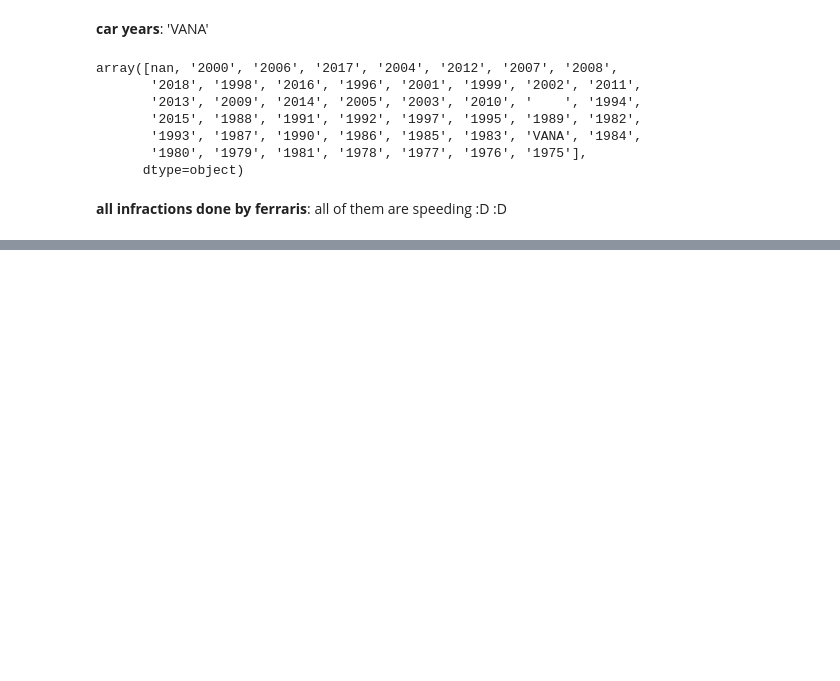
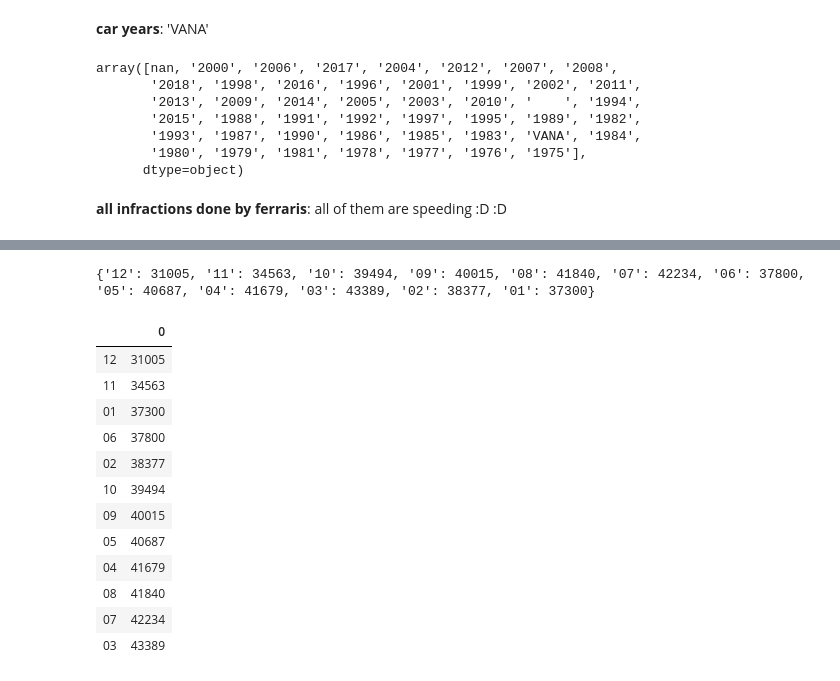
Before and after one commit to snemvalts/ids2019-m16-traffic-violations, a Jupyter notebook: notebooks/Data exploration.ipynb, the cells around one changed output, grey strips where cells are left out. Cells and saved outputs as stored; diff of their text form; code cells hidden in the pictures; blank space fills up the shorter version.

```diff
--- a/notebooks/Data exploration.ipynb
+++ b/notebooks/Data exploration.ipynb
@@ -96,0 +191,28 @@ data_original[data_original.SoidukMark == 'FERRARI']
+# %%
+kuupäevad = data_original["ToimKpv"]
+sõnastik = {}
+for kuupäev in kuupäevad:
+    kuu = str(kuupäev).split("-")[1]
+    if kuu in sõnastik:
+        sõnastik[kuu] = sõnastik.get(kuu) + 1
+    else:
+        sõnastik[kuu] = 1;
+print(sõnastik)
+
+sõnastik_kuuDF = pd.DataFrame.from_dict(sõnastik, orient="index")
+sõnastik_kuuDF.sort_values(by=[0])
+# %% [output]
+{'12': 31005, '11': 34563, '10': 39494, '09': 40015, '08': 41840, '07': 42234, '06': 37800, '05': 40687, '04': 41679, '03': 43389, '02': 38377, '01': 37300}
+|  | 0 |
+| 12 | 31005 |
+| 11 | 34563 |
+| 01 | 37300 |
+| 06 | 37800 |
+| 02 | 38377 |
+| 10 | 39494 |
+| 09 | 40015 |
+| 05 | 40687 |
+| 04 | 41679 |
+| 08 | 41840 |
+| 07 | 42234 |
+| 03 | 43389 |
```
Also changed, not shown: parts of 13 cells of this notebook.
